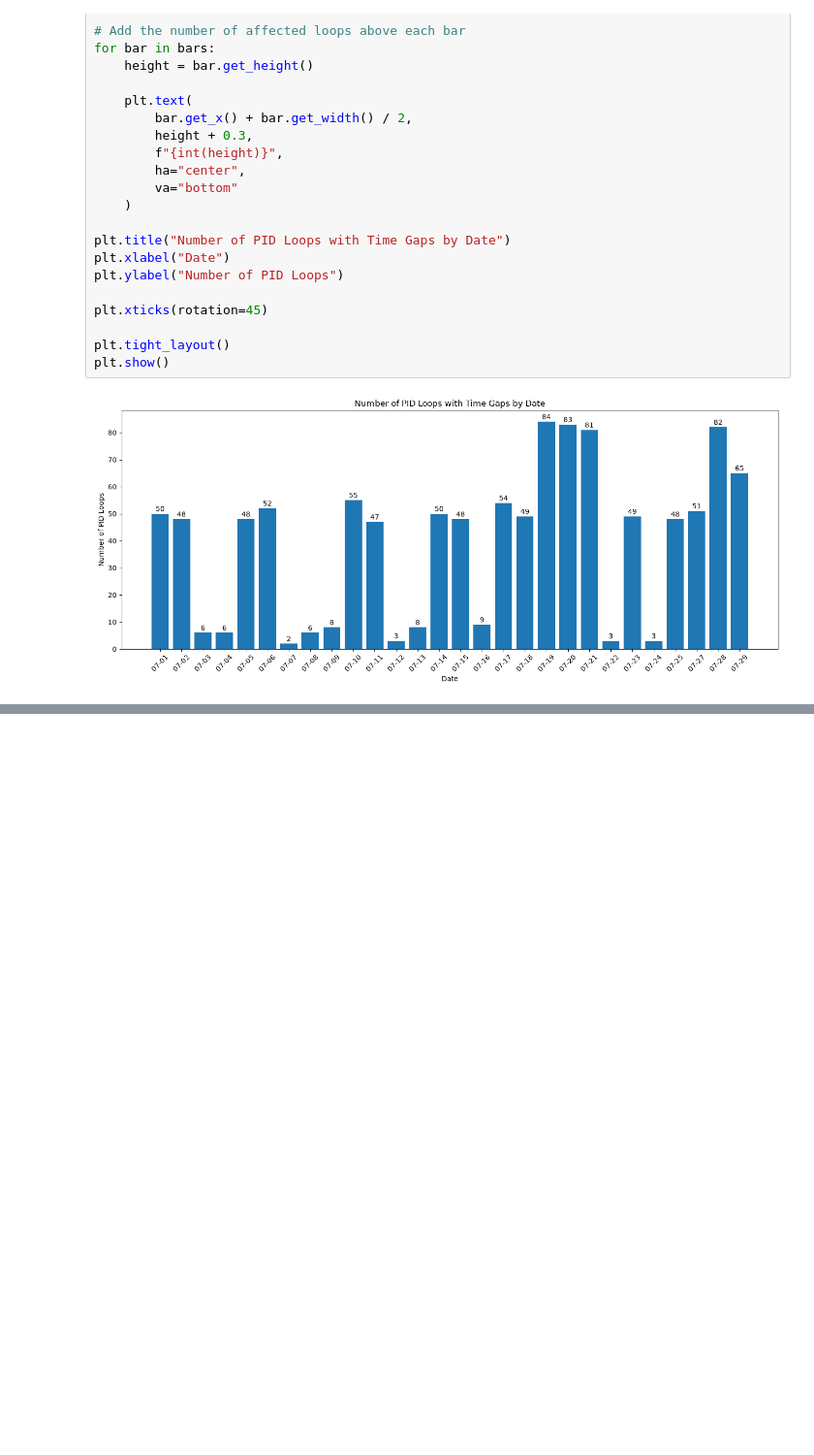
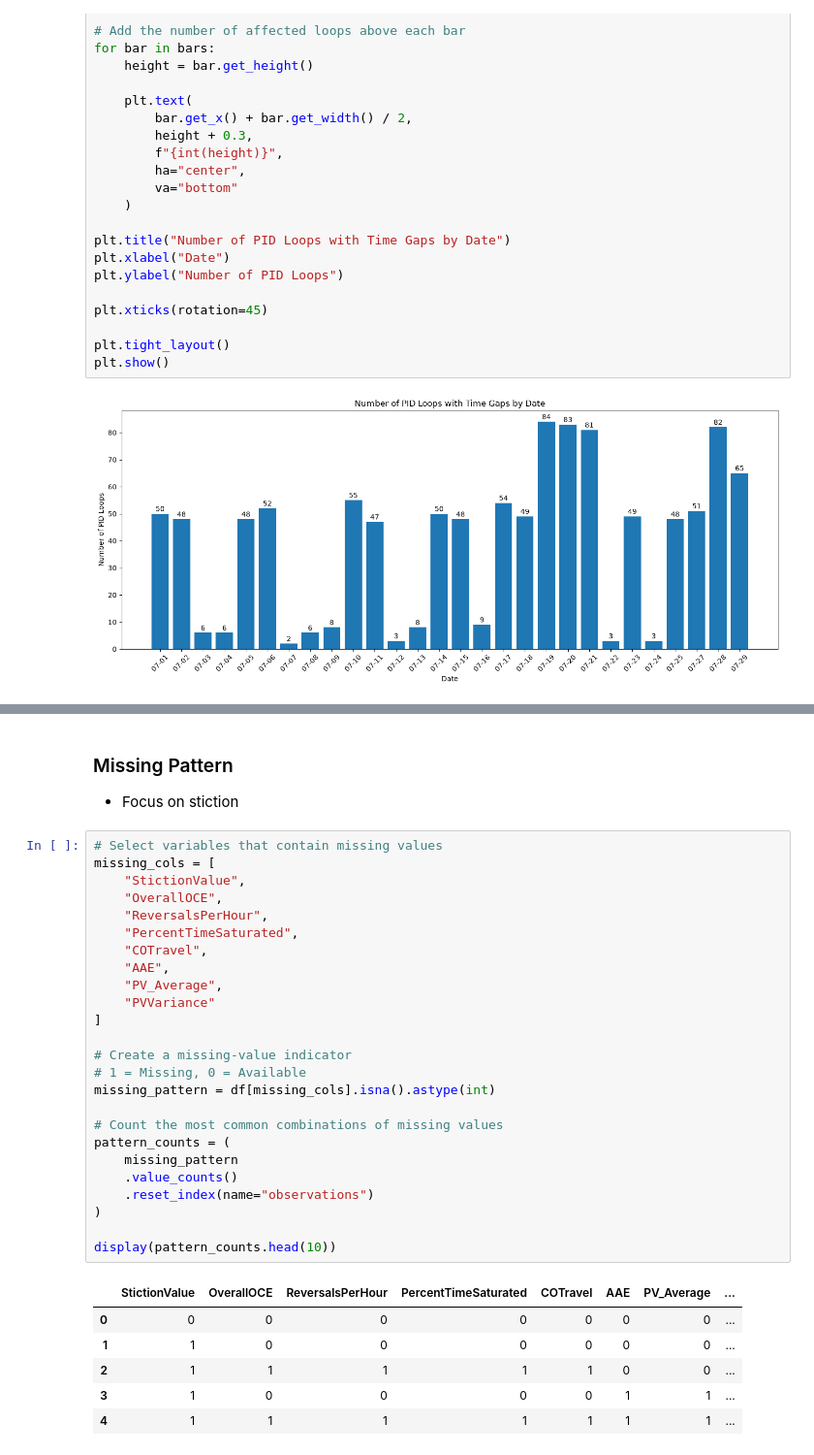
Before and after one commit to DataByThinh/control-station, a Jupyter notebook: notebooks/eda.ipynb, the cells around one changed output, grey strips where cells are left out. Shown at 97% size. Cells and saved outputs as stored; diff of their text form; blank space fills up the shorter version.

```diff
--- a/notebooks/eda.ipynb
+++ b/notebooks/eda.ipynb
@@ -438,0 +518,35 @@ plt.show()
+# %% [markdown]
+### Missing Pattern
+- Focus on stiction
+# %%
+# Select variables that contain missing values
+missing_cols = [
+    "StictionValue",
+    "OverallOCE",
+    "ReversalsPerHour",
+    "PercentTimeSaturated",
+    "COTravel",
+    "AAE",
+    "PV_Average",
+    "PVVariance"
+]
+
+# Create a missing-value indicator
+# 1 = Missing, 0 = Available
+missing_pattern = df[missing_cols].isna().astype(int)
+
+# Count the most common combinations of missing values
+pattern_counts = (
+    missing_pattern
+    .value_counts()
+    .reset_index(name="observations")
+)
+
+display(pattern_counts.head(10))
+# %% [output]
+|  | StictionValue | OverallOCE | ReversalsPerHour | PercentTimeSaturated | COTravel | AAE | PV_Average | ... |
+| 0 | 0 | 0 | 0 | 0 | 0 | 0 | 0 | ... |
+| 1 | 1 | 0 | 0 | 0 | 0 | 0 | 0 | ... |
+| 2 | 1 | 1 | 1 | 1 | 1 | 0 | 0 | ... |
+| 3 | 1 | 0 | 0 | 0 | 0 | 1 | 1 | ... |
+| 4 | 1 | 1 | 1 | 1 | 1 | 1 | 1 | ... |
```
Also changed, not shown: parts of 7 cells of this notebook.
